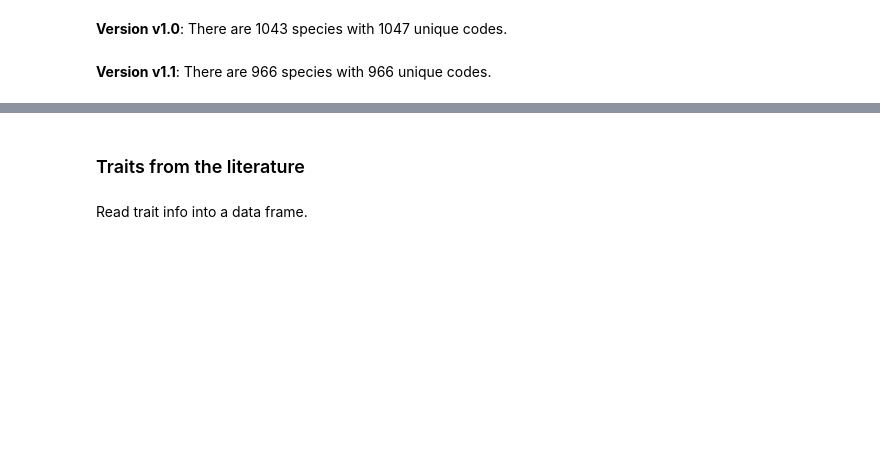
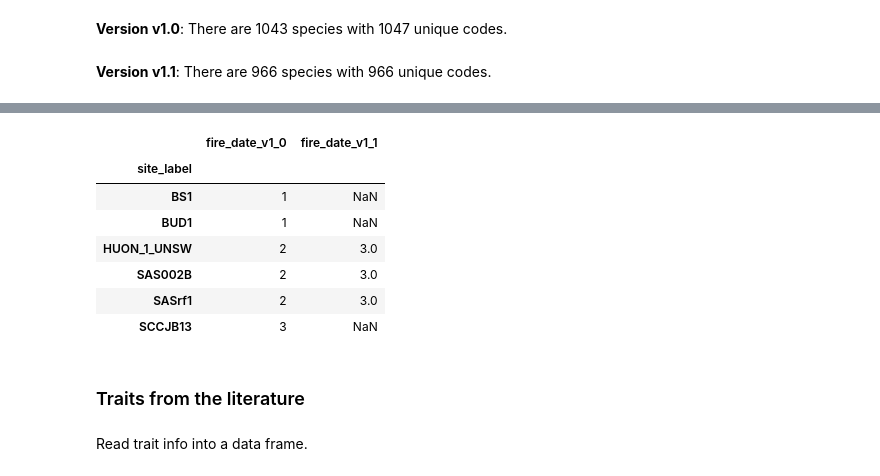
Before and after one commit to ces-unsw-edu-au/fireveg-db-imports, a Jupyter notebook: status/Compare-content-between-version.ipynb, the cells around one changed output, grey strips where cells are left out. Cells and saved outputs as stored; diff of their text form; code cells hidden in the pictures; blank space fills up the shorter version.

```diff
--- a/status/Compare-content-between-version.ipynb
+++ b/status/Compare-content-between-version.ipynb
@@ -226,3 +289,20 @@ display(Markdown(prg2))
+# %%
+fh_v1_0 = firehistory_v1_0.groupby("site_label").agg(
+    {"fire_date": pd.Series.nunique})
+fh_v1_1 = firehistory_v1_1.groupby("site_label").agg(
+    {"fire_date": pd.Series.nunique})
+df=fh_v1_0.join(fh_v1_1, lsuffix='_v1_0', rsuffix='_v1_1')
+ss = df['fire_date_v1_0'] != df['fire_date_v1_1']
+df[ss]
+# %% [output]
+|  | fire_date_v1_0 | fire_date_v1_1 |
+| site_label |  |  |
+| BS1 | 1 | NaN |
+| BUD1 | 1 | NaN |
+| HUON_1_UNSW | 2 | 3.0 |
+| SAS002B | 2 | 3.0 |
+| SASrf1 | 2 | 3.0 |
+| SCCJB13 | 3 | NaN |
 # %% [markdown]
 ### Traits from the literature
 # %% [markdown]
```
Also changed, not shown: parts of 11 cells of this notebook, 2 other files.
